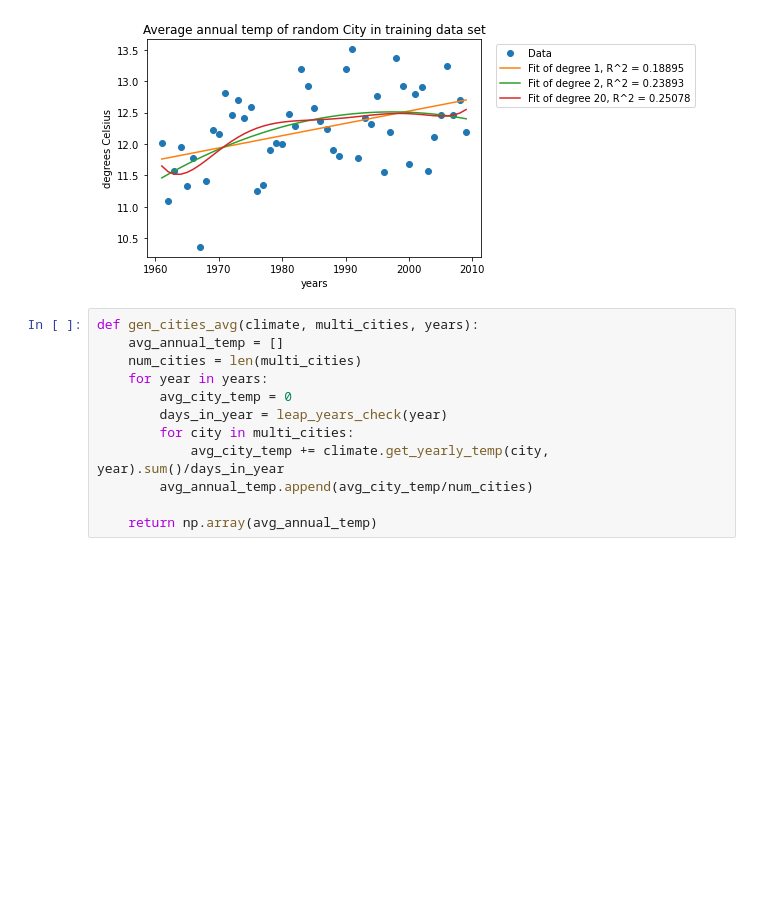
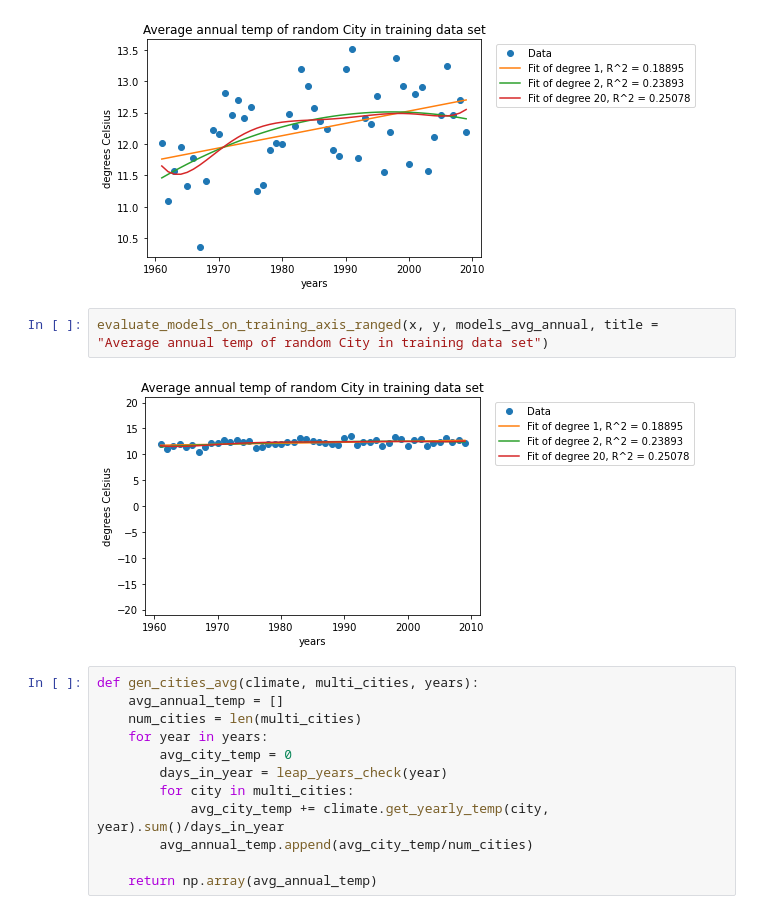
Before and after one commit to EarthAkkharawat/Modeling-global-warming, a Jupyter notebook: global-warming-model.ipynb, the cells around one changed output. Cells and saved outputs as stored; diff of their text form; blank space fills up the shorter version.

```diff
--- a/global-warming-model.ipynb
+++ b/global-warming-model.ipynb
@@ -133,6 +151,10 @@ models_avg_annual = generate_models(x, y, [1,2,20])
 evaluate_models_on_training(x, y, models_avg_annual, title = "Average annual temp of random City in training data set")
 # %% [output]
 [figure]
+# %%
+evaluate_models_on_training_axis_ranged(x, y, models_avg_annual, title = "Average annual temp of random City in training data set")
+# %% [output]
+[figure, added]
 # %%
 def gen_cities_avg(climate, multi_cities, years):
     avg_annual_temp = []
```
Also changed, not shown: parts of 8 cells of this notebook.
